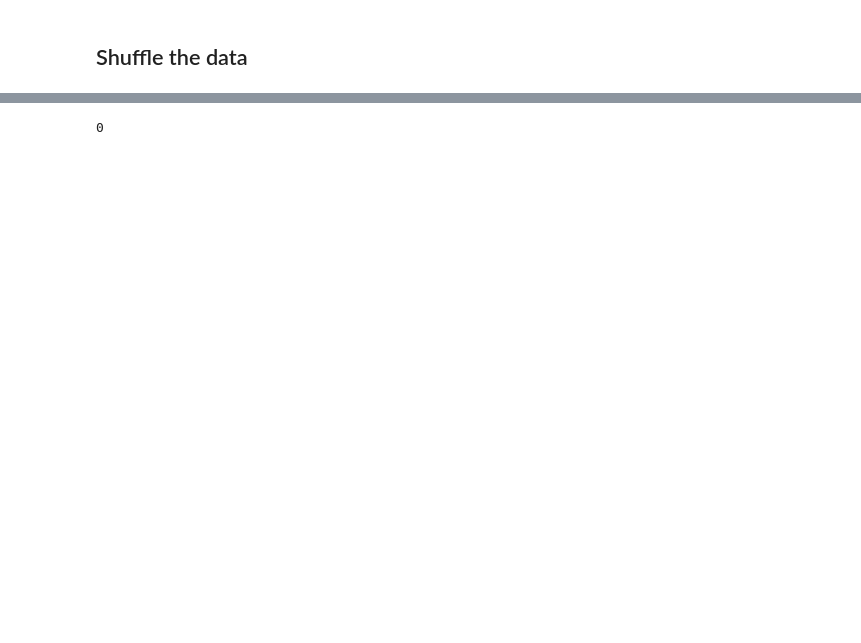
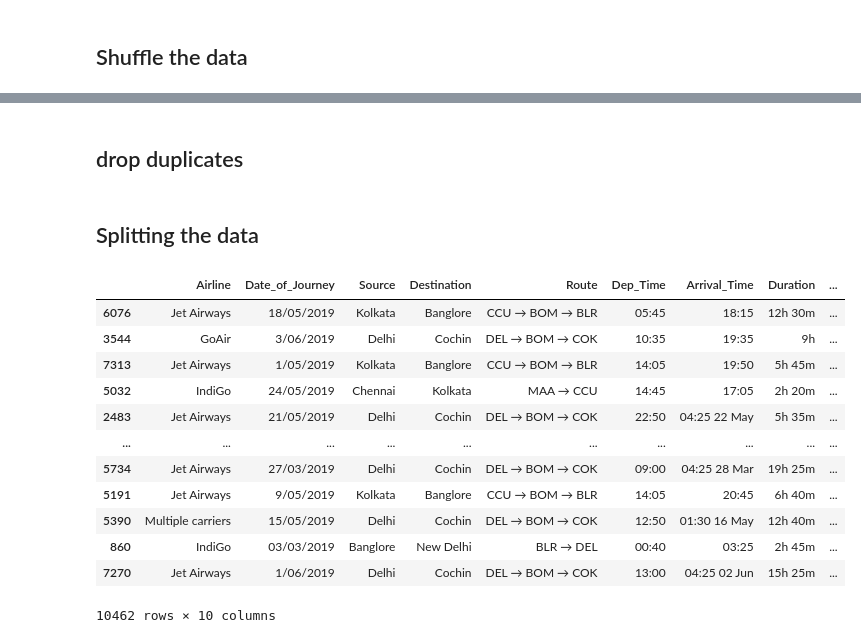
Before and after one commit to Birunthaban/FlightPricePrediction-ML, a Jupyter notebook: model.ipynb, the cells around one changed output, grey strips where cells are left out. Drawn from its saved outputs; the diff is of its cells as text; code cells hidden in the pictures; blank space fills up the shorter version.

Commit message:
clean total duration time

```diff
--- a/model.ipynb
+++ b/model.ipynb
@@ -107,2 +65,0 @@ X = df
-# %%
-df =df.dropna()
@@ -148,6 +66,26 @@ df.duplicated().sum()
+# %% [markdown]
+## drop duplicates
 # %%
 df.drop_duplicates(inplace=True)
-# %%
-df.duplicated().sum()
-# %% [output]
-0
+# %%
+df.dropna(inplace=True)
+# %% [markdown]
+## Splitting the data
+# %%
+X = df.drop(['Price'],axis=1)
+y = df['Price']
+X
+# %% [output]
+|  | Airline | Date_of_Journey | Source | Destination | Route | Dep_Time | Arrival_Time | Duration | ... |
+| 6076 | Jet Airways | 18/05/2019 | Kolkata | Banglore | CCU → BOM → BLR | 05:45 | 18:15 | 12h 30m | ... |
+| 3544 | GoAir | 3/06/2019 | Delhi | Cochin | DEL → BOM → COK | 10:35 | 19:35 | 9h | ... |
+| 7313 | Jet Airways | 1/05/2019 | Kolkata | Banglore | CCU → BOM → BLR | 14:05 | 19:50 | 5h 45m | ... |
+| 5032 | IndiGo | 24/05/2019 | Chennai | Kolkata | MAA → CCU | 14:45 | 17:05 | 2h 20m | ... |
+| 2483 | Jet Airways | 21/05/2019 | Delhi | Cochin | DEL → BOM → COK | 22:50 | 04:25 22 May | 5h 35m | ... |
+| ... | ... | ... | ... | ... | ... | ... | ... | ... | ... |
+| 5734 | Jet Airways | 27/03/2019 | Delhi | Cochin | DEL → BOM → COK | 09:00 | 04:25 28 Mar | 19h 25m | ... |
+| 5191 | Jet Airways | 9/05/2019 | Kolkata | Banglore | CCU → BOM → BLR | 14:05 | 20:45 | 6h 40m | ... |
+| 5390 | Multiple carriers | 15/05/2019 | Delhi | Cochin | DEL → BOM → COK | 12:50 | 01:30 16 May | 12h 40m | ... |
+| 860 | IndiGo | 03/03/2019 | Banglore | New Delhi | BLR → DEL | 00:40 | 03:25 | 2h 45m | ... |
+| 7270 | Jet Airways | 1/06/2019 | Delhi | Cochin | DEL → BOM → COK | 13:00 | 04:25 02 Jun | 15h 25m | ... |
+10462 rows × 10 columns
```
Also changed, not shown: parts of 20 cells of this notebook.
